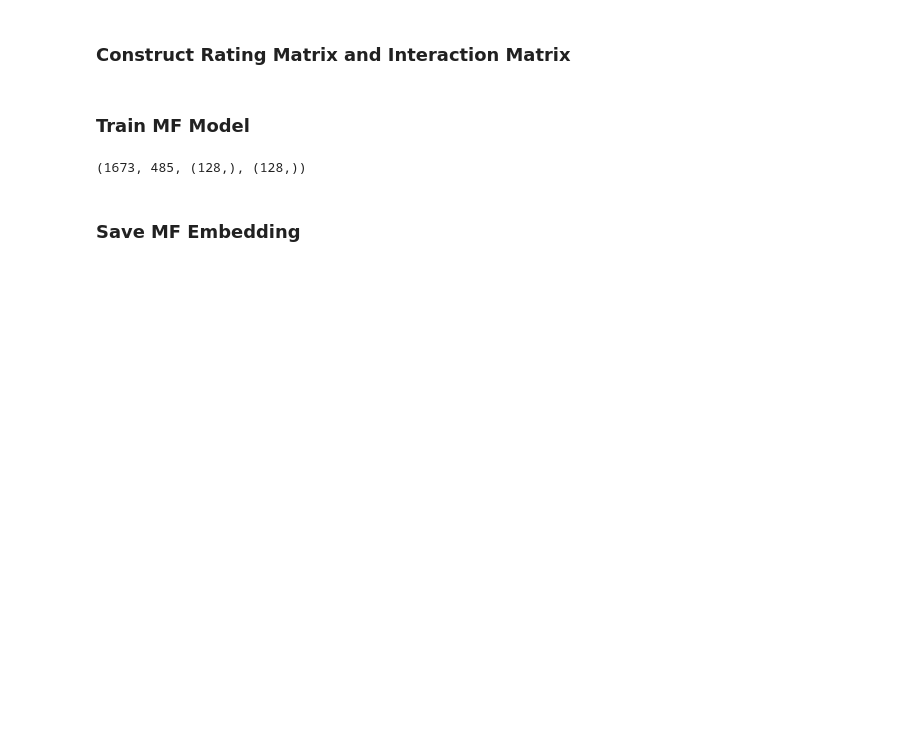
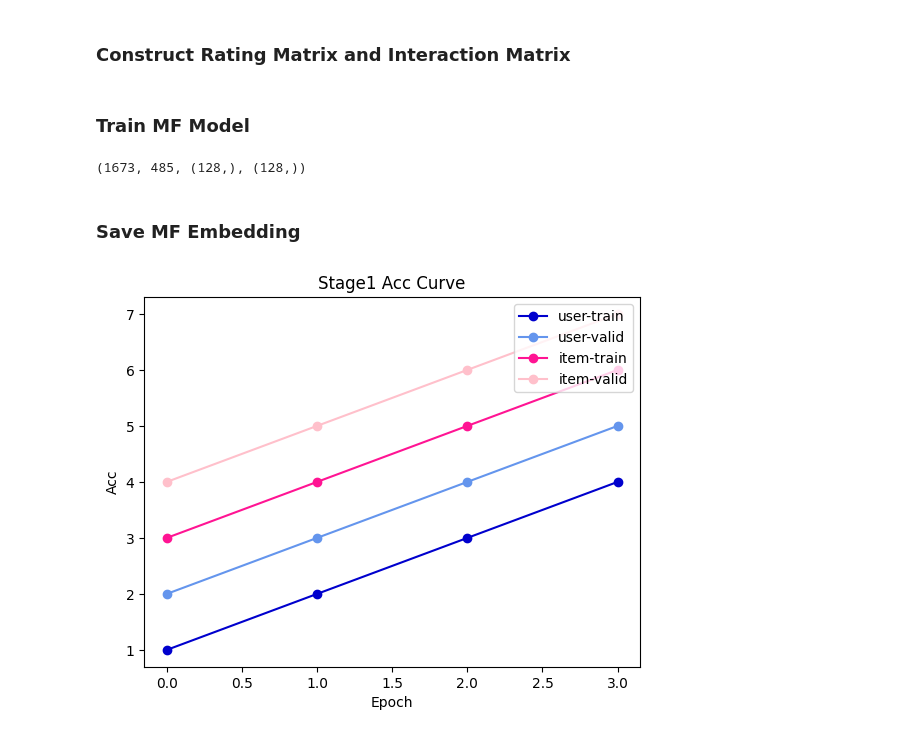
Before and after one commit to Albert40727/CL_HIAM, a Jupyter notebook: preprocess.ipynb, the cells around one changed output. Cells and saved outputs as stored; diff of their text form; code cells hidden in the pictures; blank space fills up the shorter version.

Commit message:
Solve and beautify plot. TODO test

```diff
--- a/preprocess.ipynb
+++ b/preprocess.ipynb
@@ -409,3 +409,27 @@ user_mf_df = pd.DataFrame()
 user_mf_df["UserID"] = list(user_id_emb.keys())
 user_mf_df["MF_emb"] = list(user_id_emb.values())
 user_mf_df.to_pickle(r"../data/train_user_mf_emb.pkl")
+# %%
+import matplotlib.pyplot as plt
+
+t1 = [1,2,3,4]
+v1 = [2,3,4,5]
+t2 = [3,4,5,6]
+v2 = [4,5,6,7]
+
+# Plot test
+def draw_acc_curve_stage1(u_train_acc, u_valid_acc, i_train_acc, i_valid_acc):
+    plt.plot(u_train_acc, color="mediumblue", label="user-train", marker='o')
+    plt.plot(u_valid_acc, color="cornflowerblue", label="user-valid", marker='o')
+    plt.plot(i_train_acc, color="deeppink", label="item-train", marker='o')
+    plt.plot(i_valid_acc, color="pink", label="item-valid", marker='o')
+    plt.legend(loc="upper right")
+    plt.xlabel("Epoch")
+    plt.ylabel("Acc")
+    plt.title(f"Stage1 Acc Curve")
+    # plt.savefig('output/plot/collab/acc_stage1_{}.png'.format(time.strftime("%m%d%H%M%S")))
+    plt.show()
+
+draw_acc_curve_stage1(t1,v1, t2, v2)
+# %% [output]
+[figure, added]
```
Also changed, not shown: 6 other files.
